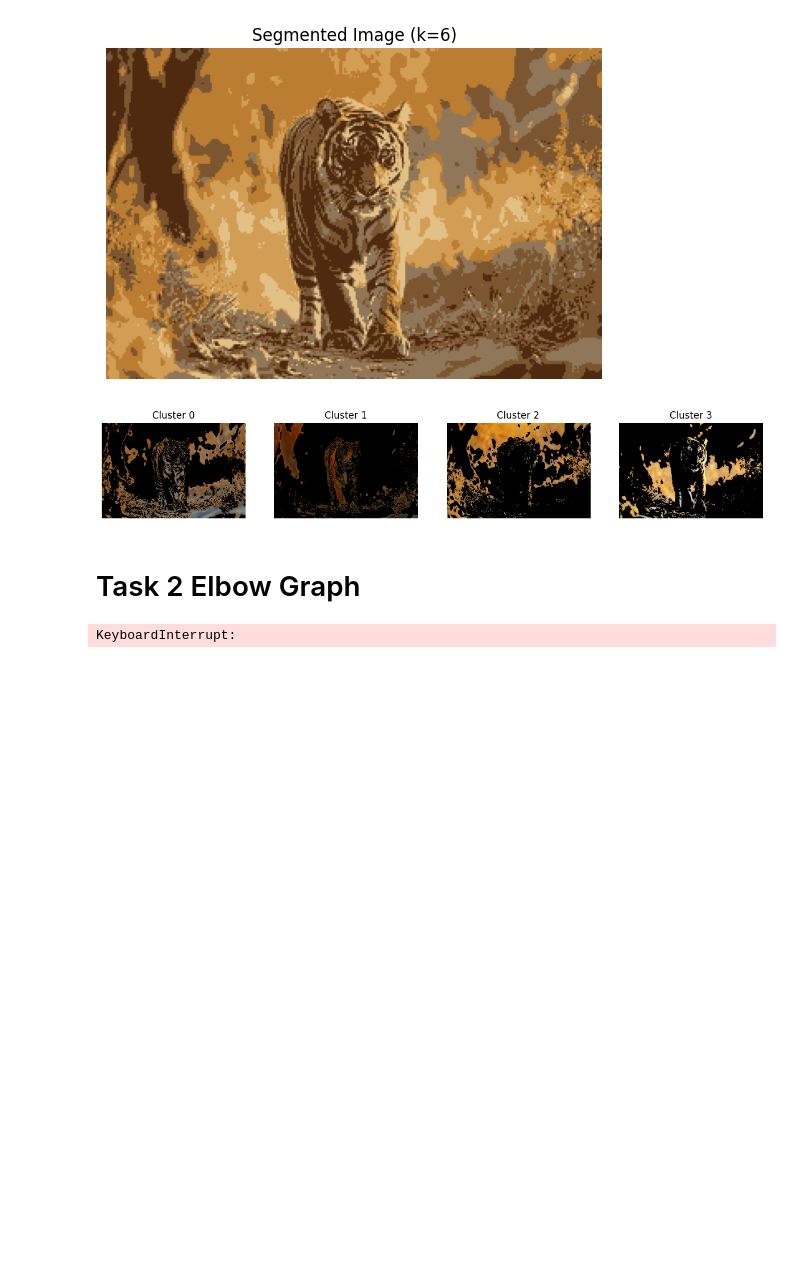
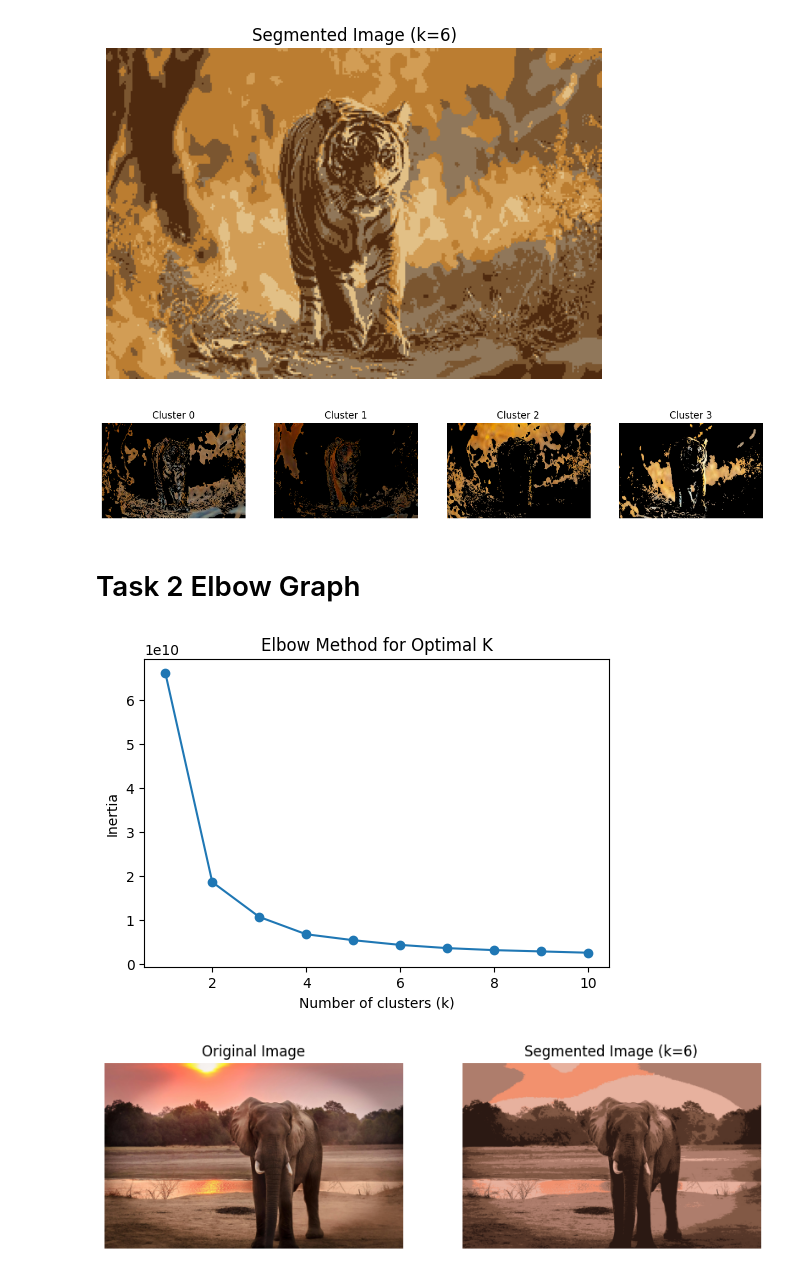
Before and after one commit to gulshan0201/DATA-Science, a Jupyter notebook: ML_LAB_3.ipynb, the cells around one changed output. Saved outputs shown, nothing was run; the diff lists cells and outputs as text; code cells hidden in the pictures; blank space fills up the shorter version.

```diff
--- a/ML_LAB_3.ipynb
+++ b/ML_LAB_3.ipynb
@@ -101,33 +101,33 @@ plt.plot(K_range, inertias, marker="o")
 plt.title("Elbow Method for Optimal K")
 plt.xlabel("Number of clusters (k)")
 plt.ylabel("Inertia")
 plt.show()
 
 
 # 3. Choose K (from elbow)
-optimal_k = 4
+optimal_k = 6
 kmeans = KMeans(n_clusters=optimal_k, n_init="auto", random_state=42)
 labels = kmeans.fit_predict(pixels)
 
 
 # 4. Reconstruct segmented image
 segmented_img = kmeans.cluster_centers_[labels]
 segmented_img = segmented_img.reshape(rows, cols, channels).astype(np.uint8)
 
 
 # 5. Show Original vs Segmented
 plt.figure(figsize=(10,5))
-
 plt.subplot(1,2,1)
 plt.imshow(img)
 plt.title("Original Image")
 plt.axis("off")
 
 plt.subplot(1,2,2)
 plt.imshow(segmented_img)
 plt.title(f"Segmented Image (k={optimal_k})")
 plt.axis("off")
 
 plt.show()
 # %% [output]
-KeyboardInterrupt:
+[figure, added]
+[figure, added]
```
